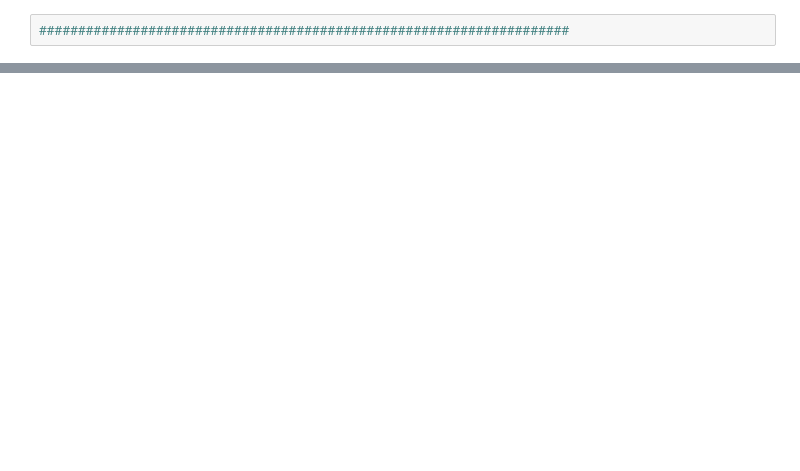
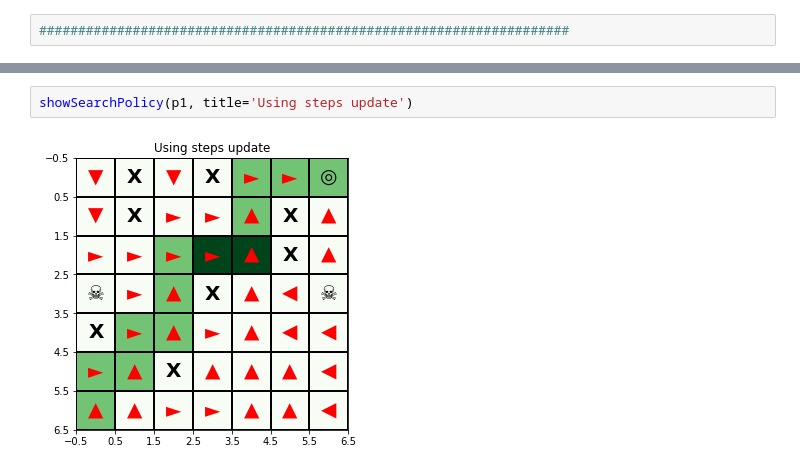
Before and after one commit to chihoxtra/reinforcement_learning, a Jupyter notebook: [PlayAround][Reinforcement Learning].ipynb, the cells around one changed output, grey strips where cells are left out. Drawn from its saved outputs; the diff is of its cells as text; blank space fills up the shorter version.

```diff
--- a/[PlayAround][Reinforcement Learning].ipynb
+++ b/[PlayAround][Reinforcement Learning].ipynb
@@ -426,0 +525,4 @@ displayRLMaze(p1,searchPath)
+# %%
+showSearchPolicy(p1, title='Using steps update')
+# %% [output]
+[figure, added]
```
Also changed, not shown: parts of 14 cells of this notebook, 1 other file.
